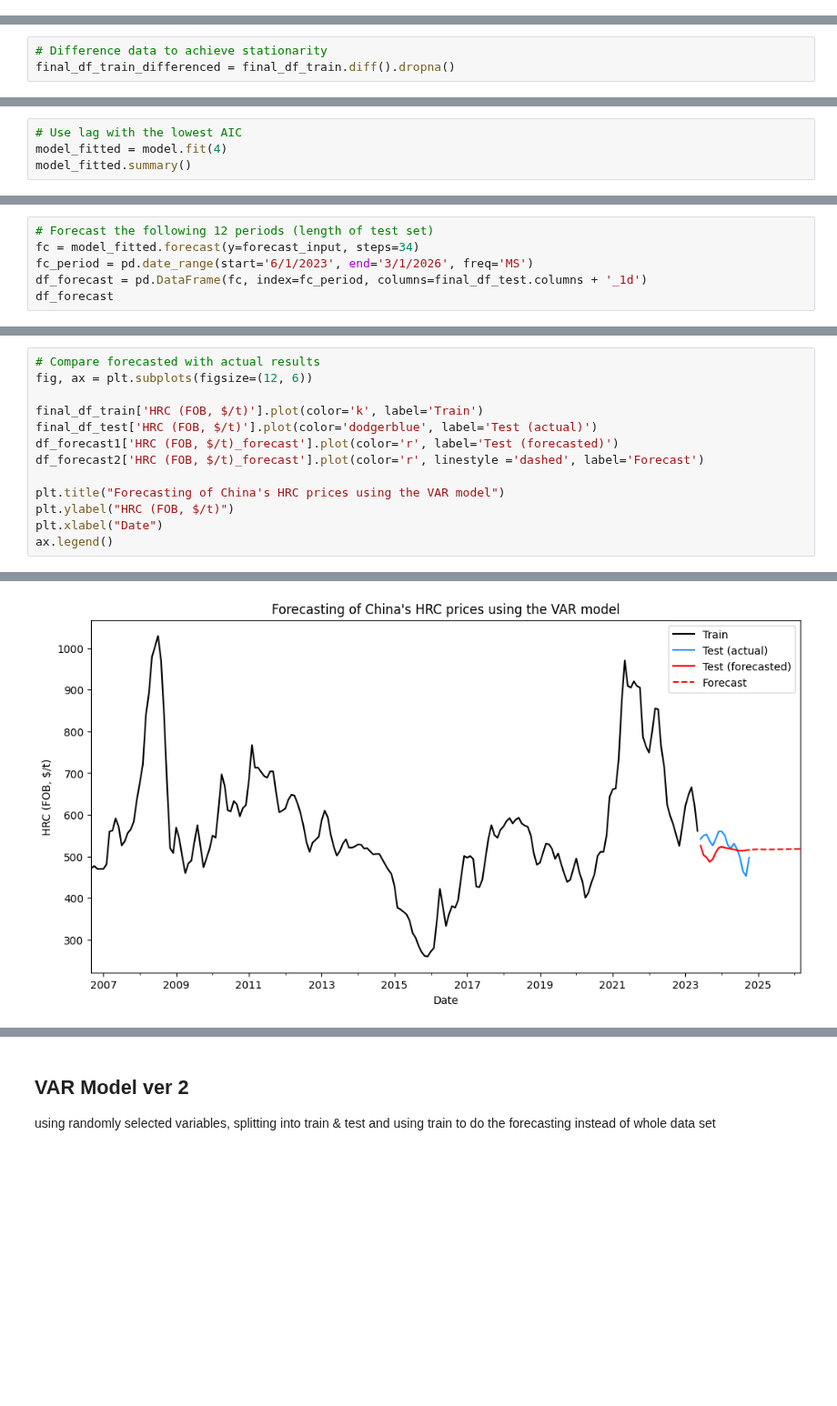
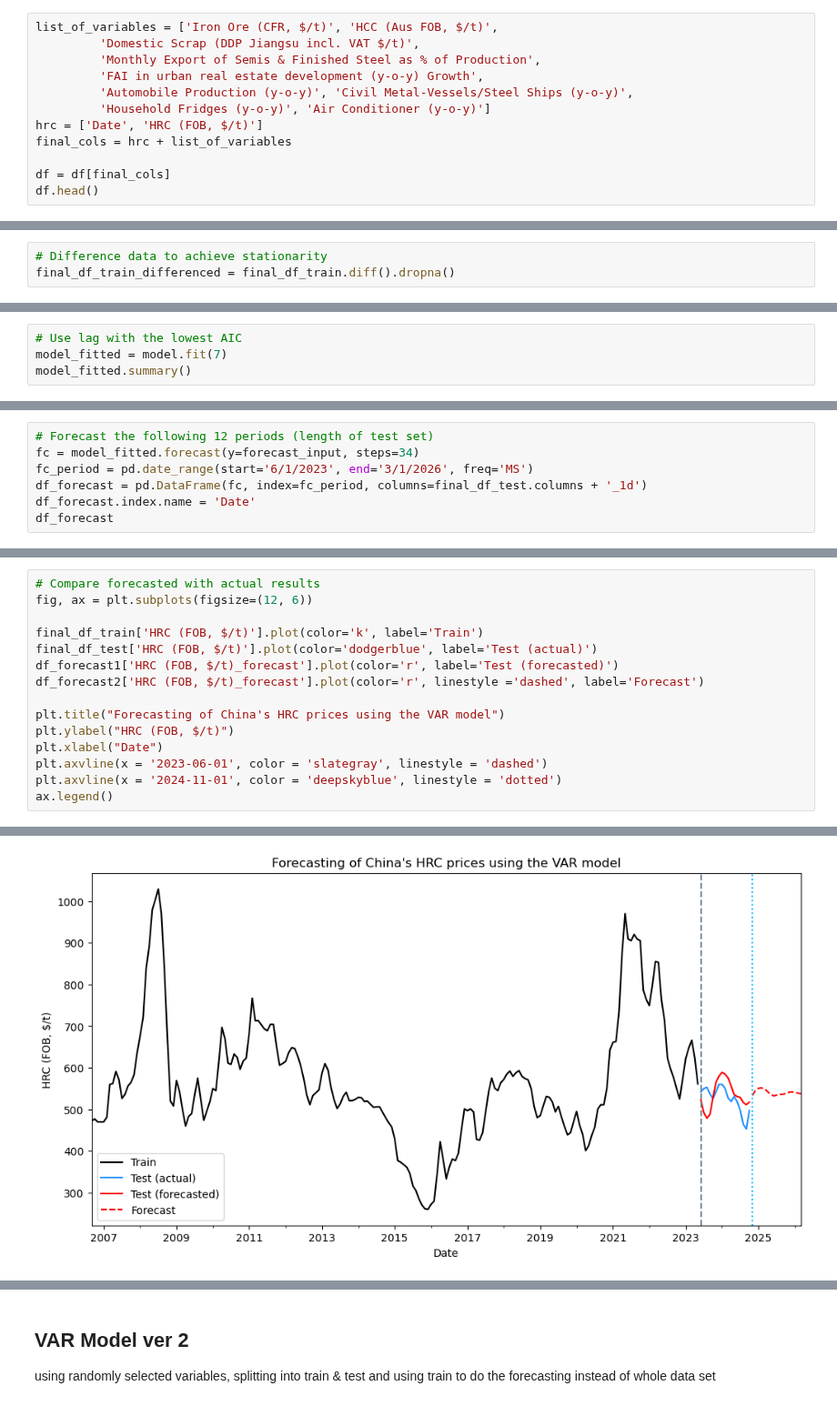
Before and after one commit to nguyenhpnguyen/BT4103-Business-Analytics-Capstone-Project, a Jupyter notebook: notebook/02_var.ipynb, the cells around one changed output, grey strips where cells are left out. Shown at 91% size. Saved outputs shown, nothing was run; the diff lists cells and outputs as text; blank space fills up the shorter version.

```diff
--- a/notebook/02_var.ipynb
+++ b/notebook/02_var.ipynb
@@ -31,0 +23,12 @@ df.head()
+# %%
+list_of_variables = ['Iron Ore (CFR, $/t)', 'HCC (Aus FOB, $/t)',
+         'Domestic Scrap (DDP Jiangsu incl. VAT $/t)',
+         'Monthly Export of Semis & Finished Steel as % of Production',
+         'FAI in urban real estate development (y-o-y) Growth',
+         'Automobile Production (y-o-y)', 'Civil Metal-Vessels/Steel Ships (y-o-y)',
+         'Household Fridges (y-o-y)', 'Air Conditioner (y-o-y)']
+hrc = ['Date', 'HRC (FOB, $/t)']
+final_cols = hrc + list_of_variables
+
+df = df[final_cols]
+df.head()
@@ -90,6 +99,6 @@ VAR Order Selection (* highlights the minimums)
 # %%
 # Use lag with the lowest AIC
-model_fitted = model.fit(4)
+model_fitted = model.fit(7)
 model_fitted.summary()
 # %% [output]
   Summary of Regression Results
@@ -155,6 +168,7 @@ array([[ 25.        ,   3.        ,  51.        ,   3.        ,
 fc = model_fitted.forecast(y=forecast_input, steps=34)
 fc_period = pd.date_range(start='6/1/2023', end='3/1/2026', freq='MS')
 df_forecast = pd.DataFrame(fc, index=fc_period, columns=final_df_test.columns + '_1d')
+df_forecast.index.name = 'Date'
 df_forecast
 # %% [output]
 |  | HRC (FOB, $/t)_1d | Iron Ore (CFR, $/t)_1d | HCC (Aus FOB, $/t)_1d | Domestic Scrap (DDP Jiangsu incl.... | ... |
@@ -217,19 +234,21 @@ final_df_test.index = pd.to_datetime(final_df_test.index)
 # %%
 # Compare forecasted with actual results
 fig, ax = plt.subplots(figsize=(12, 6))
 
 final_df_train['HRC (FOB, $/t)'].plot(color='k', label='Train')
 final_df_test['HRC (FOB, $/t)'].plot(color='dodgerblue', label='Test (actual)')
 df_forecast1['HRC (FOB, $/t)_forecast'].plot(color='r', label='Test (forecasted)')
 df_forecast2['HRC (FOB, $/t)_forecast'].plot(color='r', linestyle ='dashed', label='Forecast')
 
 plt.title("Forecasting of China's HRC prices using the VAR model")
 plt.ylabel("HRC (FOB, $/t)")
 plt.xlabel("Date")
+plt.axvline(x = '2023-06-01', color = 'slategray', linestyle = 'dashed')
+plt.axvline(x = '2024-11-01', color = 'deepskyblue', linestyle = 'dotted')
 ax.legend()
 # %% [output]
 <matplotlib.legend.Legend at 0x...>
-[figure, old version]
+[figure, new version]
 # %%
 fig, ax = plt.subplots(figsize=(12, 6))
 
```
Also changed, not shown: parts of 14 cells of this notebook, 2 other files.
